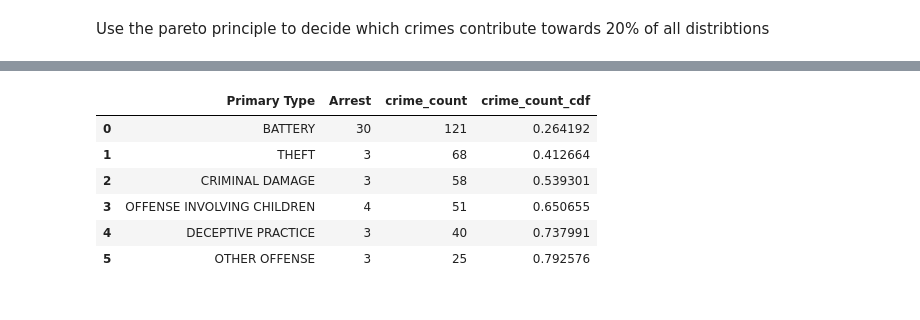
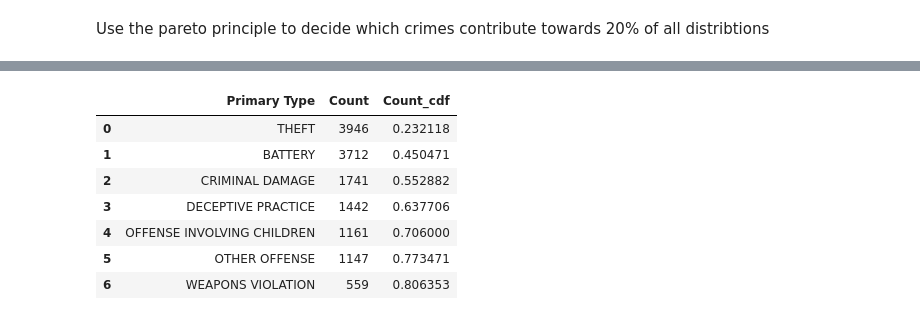
Before and after one commit to Srihari231092/CrimeDataAnalysis, a Jupyter notebook: CrimeDataAnalysis_Part_2.ipynb, the cells around one changed output, grey strips where cells are left out. Saved outputs shown, nothing was run; the diff lists cells and outputs as text; code cells hidden in the pictures.

Commit message:
Working on data from years 2001-2017 Analysing prevalent crimes temporally. ToDo : Find out why choropleth maps are not rendering on notebooks.

```diff
--- a/CrimeDataAnalysis_Part_2.ipynb
+++ b/CrimeDataAnalysis_Part_2.ipynb
@@ -74,7 +74,0 @@ crime_groups
-# %%
-crime_groups = crime_groups[["Primary Type", "Arrest", "crime_count"]]
-crime_groups["crime_count_cdf"] = crime_groups[["crime_count"]].cumsum()[["crime_count"]]/crime_df.shape[0]
-
-plot_bar(df=crime_groups,
-         y="Primary Type",
-         x="crime_count")
@@ -88,0 +75,8 @@ plot_line(y="crime_count_cdf", x="Primary Type", df=crime_groups, xrot=90)
+# %%
+crime_df = pd.DataFrame(columns=["Primary Type", "Count", "Year"])
+for year_data in all_year_data:
+    crime_groups = year_data["Primary Type"].value_counts()
+    crime_groups = pd.DataFrame(crime_groups).reset_index()
+    crime_groups["Year"] = year_data["Year"].unique()[0]
+    crime_groups.columns = ["Primary Type", "Count", "Year"]
+    crime_df = crime_df.append(crime_groups, ignore_index=True)
@@ -88,0 +92,6 @@ plot_line(y="crime_count_cdf", x="Primary Type", df=crime_groups, xrot=90)
+# %%
+crime_levels = crime_df[["Primary Type", "Count"]].groupby(by="Primary Type", as_index=False).sum()
+crime_levels.sort_values(by="Count", inplace=True, ascending=False)
+crime_levels.reset_index(drop=True, inplace=True)
+plt.figure(figsize=(16, 9))
+sns.barplot(x="Count", y="Primary Type", data=crime_levels)
@@ -88,0 +101,5 @@ plot_line(y="crime_count_cdf", x="Primary Type", df=crime_groups, xrot=90)
+# %%
+# Crimes to monitor
+crime_levels.head()
+crime_levels["Count_cdf"] = crime_levels["Count"].cumsum() / crime_levels["Count"].sum()
+crime_levels
@@ -89,15 +124,17 @@ plot_line(y="crime_count_cdf", x="Primary Type", df=crime_groups, xrot=90)
 # %%
 # Find the cdf value that is closest to the cut off value
-idx = crime_groups.loc[(crime_groups['crime_count_cdf']-cut_off_cdf).abs() ==
-                       (crime_groups['crime_count_cdf']-cut_off_cdf).abs().min()].index.values[0]
+cut_off_cdf = 0.8
+idx = crime_levels.loc[(crime_levels['Count_cdf']-cut_off_cdf).abs() ==
+                       (crime_levels['Count_cdf']-cut_off_cdf).abs().min()].index.values[0]
 
-crime_groups_subset = crime_groups.iloc[:idx+1, :]
+crime_groups_subset = crime_levels.iloc[:idx+1, :]
 crime_groups_subset
 # %% [output]
-|  | Primary Type | Arrest | crime_count | crime_count_cdf |
-| 0 | BATTERY | 30 | 121 | 0.264192 |
-| 1 | THEFT | 3 | 68 | 0.412664 |
-| 2 | CRIMINAL DAMAGE | 3 | 58 | 0.539301 |
-| 3 | OFFENSE INVOLVING CHILDREN | 4 | 51 | 0.650655 |
-| 4 | DECEPTIVE PRACTICE | 3 | 40 | 0.737991 |
-| 5 | OTHER OFFENSE | 3 | 25 | 0.792576 |
+|  | Primary Type | Count | Count_cdf |
+| 0 | THEFT | 3946 | 0.232118 |
+| 1 | BATTERY | 3712 | 0.450471 |
+| 2 | CRIMINAL DAMAGE | 1741 | 0.552882 |
+| 3 | DECEPTIVE PRACTICE | 1442 | 0.637706 |
+| 4 | OFFENSE INVOLVING CHILDREN | 1161 | 0.706000 |
+| 5 | OTHER OFFENSE | 1147 | 0.773471 |
+| 6 | WEAPONS VIOLATION | 559 | 0.806353 |
```
Also changed, not shown: parts of 13 cells of this notebook, 2 other files.
